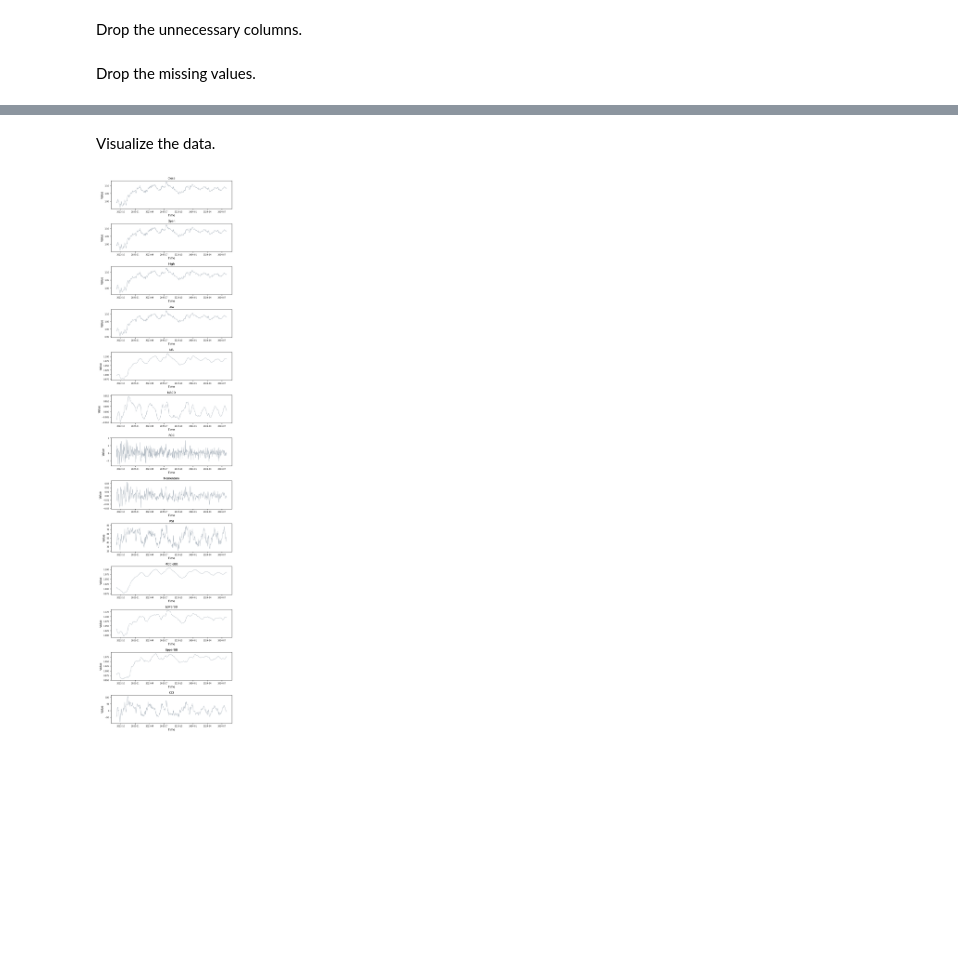
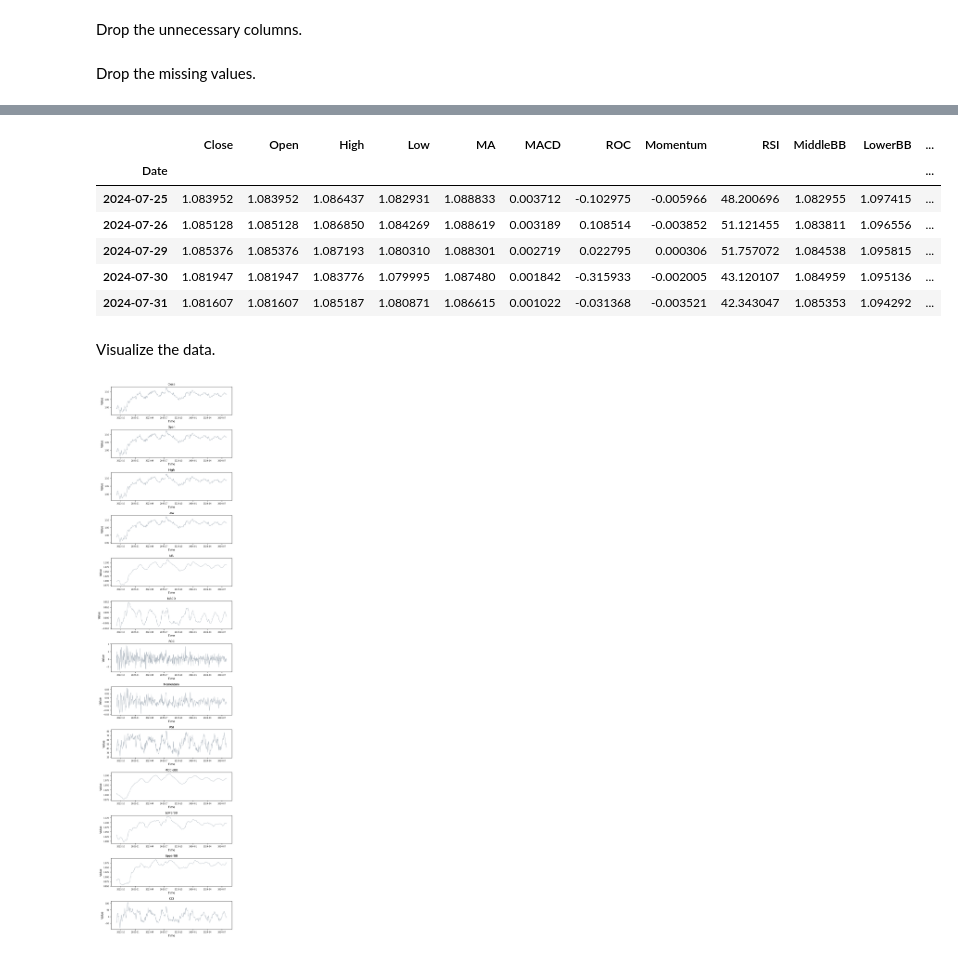
Before and after one commit to fg-research/rnn-sagemaker, a Jupyter notebook: example/EURUSD.ipynb, the cells around one changed output, grey strips where cells are left out. Drawn from its saved outputs; the diff is of its cells as text; code cells hidden in the pictures; blank space fills up the shorter version.

```diff
--- a/example/EURUSD.ipynb
+++ b/example/EURUSD.ipynb
@@ -201,3 +204,13 @@ dataset.dropna(inplace=True)
+# %%
+dataset.tail()
+# %% [output]
+|  | Close | Open | High | Low | MA | MACD | ROC | Momentum | RSI | MiddleBB | LowerBB | ... |
+| Date |  |  |  |  |  |  |  |  |  |  |  | ... |
+| 2024-07-25 | 1.083952 | 1.083952 | 1.086437 | 1.082931 | 1.088833 | 0.003712 | -0.102975 | -0.005966 | 48.200696 | 1.082955 | 1.097415 | ... |
+| 2024-07-26 | 1.085128 | 1.085128 | 1.086850 | 1.084269 | 1.088619 | 0.003189 | 0.108514 | -0.003852 | 51.121455 | 1.083811 | 1.096556 | ... |
+| 2024-07-29 | 1.085376 | 1.085376 | 1.087193 | 1.080310 | 1.088301 | 0.002719 | 0.022795 | 0.000306 | 51.757072 | 1.084538 | 1.095815 | ... |
+| 2024-07-30 | 1.081947 | 1.081947 | 1.083776 | 1.079995 | 1.087480 | 0.001842 | -0.315933 | -0.002005 | 43.120107 | 1.084959 | 1.095136 | ... |
+| 2024-07-31 | 1.081607 | 1.081607 | 1.085187 | 1.080871 | 1.086615 | 0.001022 | -0.031368 | -0.003521 | 42.343047 | 1.085353 | 1.094292 | ... |
 # %% [markdown]
 Visualize the data.
 # %%
```
Also changed, not shown: parts of 18 cells of this notebook, 1 other file.
